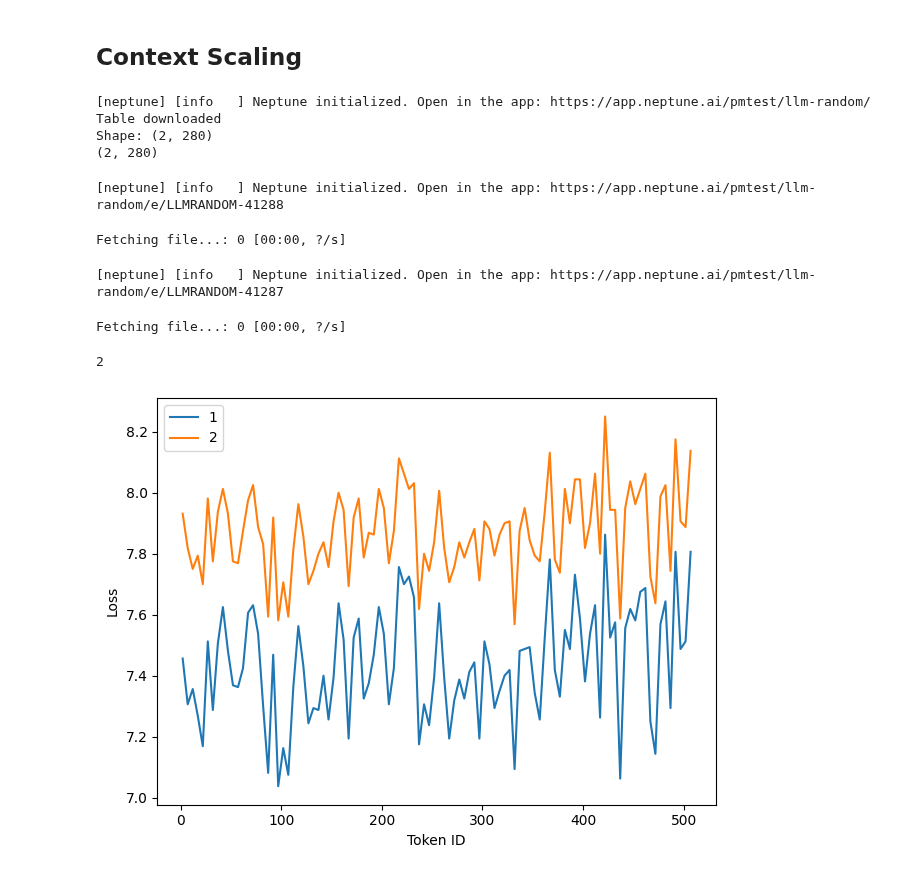
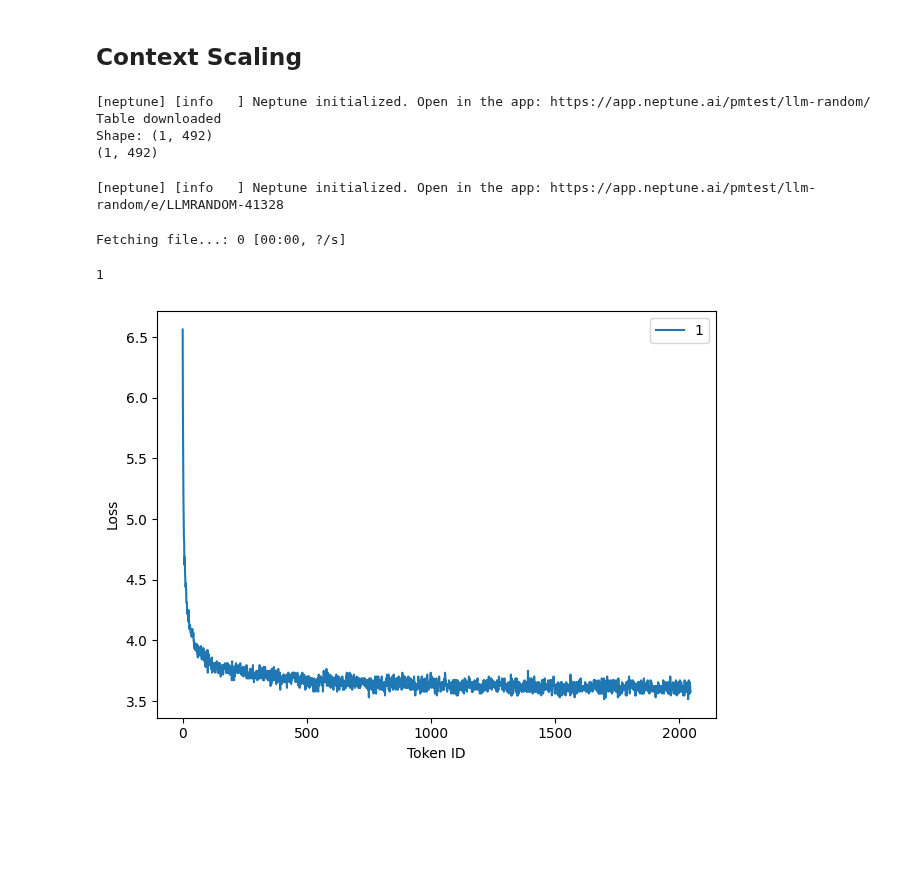
Before and after one commit to llm-random/nano, a Jupyter notebook: jupyter_notebooks/polts.ipynb, the cells around one changed output. Cells and saved outputs as stored; diff of their text form; code cells hidden in the pictures; blank space fills up the shorter version.

Commit message:
updated plots

```diff
--- a/jupyter_notebooks/polts.ipynb
+++ b/jupyter_notebooks/polts.ipynb
@@ -299,7 +299,7 @@ def get_long_ctx_jsons(df, path=None, project="pmtest/llm-random"):
 # %% [markdown]
 ## Context Scaling
 # %%
-tags = ["context_scaling", "remote", "tiny", "1712"]
+tags = ["context_scaling", "2copt"]
 negative_tags = []
 
 df = get_neptune_table(tags, negative_tags=negative_tags)
@@ -307,19 +307,17 @@ print(df.shape)
 # %% [output]
 [neptune] [info   ] Neptune initialized. Open in the app: https://app.neptune.ai/pmtest/llm-random/
 Table downloaded
-Shape: (2, 280)
-(2, 280)
+Shape: (1, 492)
+(1, 492)
 # %%
-dict_list = get_long_ctx_jsons(df, path="eval_long_context/step_100.json")
+dict_list = get_long_ctx_jsons(df, path="eval_long_context/step_3000.json")
 print(len(dict_list))
 # %% [output]
-[neptune] [info   ] Neptune initialized. Open in the app: https://app.neptune.ai/pmtest/llm-random/e/LLMRANDOM-41288
+[neptune] [info   ] Neptune initialized. Open in the app: https://app.neptune.ai/pmtest/llm-random/e/LLMRANDOM-41328
 Fetching file...: 0 [00:00, ?/s]
-[neptune] [info   ] Neptune initialized. Open in the app: https://app.neptune.ai/pmtest/llm-random/e/LLMRANDOM-41287
+1
-Fetching file...: 0 [00:00, ?/s]
-2
 # %%
-names = ["1", "2"]
-fig = plot_loss_vs_tokenid(dict_list, run_names=names, smoothing=5)
+names = ["1"]
+fig = plot_loss_vs_tokenid(dict_list, run_names=names, smoothing=1)
 # %% [output]
-[figure, old version]
+[figure, new version]
```
Also changed, not shown: parts of 2 cells of this notebook, 1 other file.
